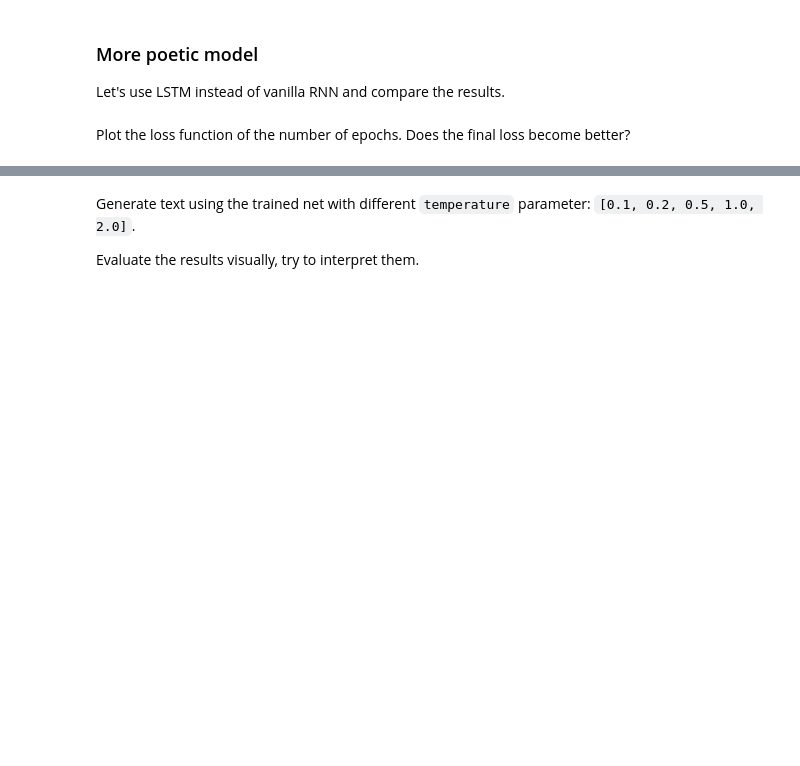
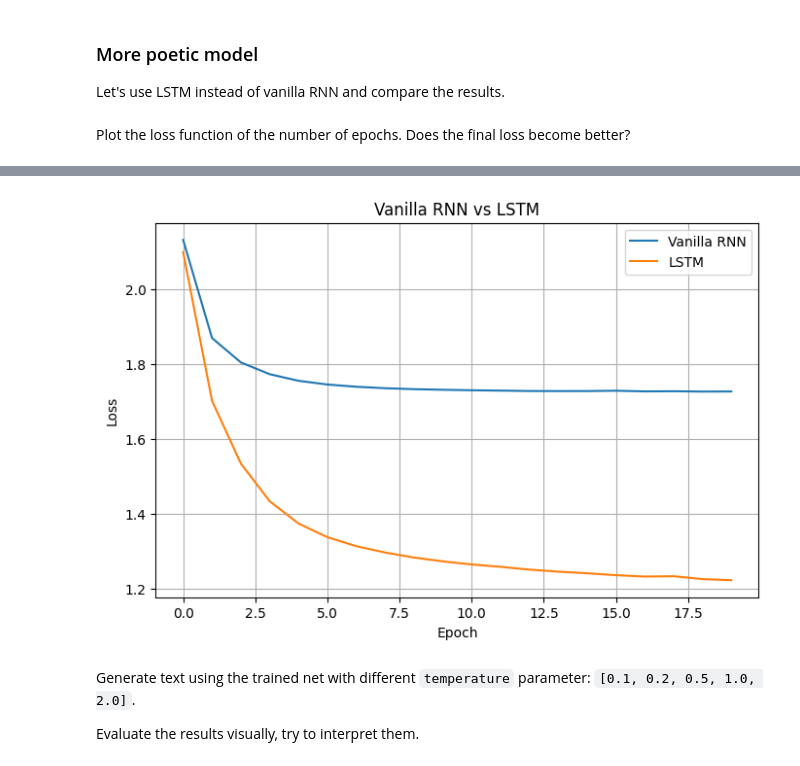
Before and after one commit to frest1ler/ml_homework, a Jupyter notebook: lab02_deep_learning/Lab2_DL_part3_poetry.ipynb, the cells around one changed output, grey strips where cells are left out. Saved outputs shown, nothing was run; the diff lists cells and outputs as text; code cells hidden in the pictures; blank space fills up the shorter version.

```diff
--- a/lab02_deep_learning/Lab2_DL_part3_poetry.ipynb
+++ b/lab02_deep_learning/Lab2_DL_part3_poetry.ipynb
@@ -184,3 +426,15 @@ Plot the loss function of the number of epochs. Does the final loss become bette
+# %%
+plt.figure(figsize=(8,5))
+plt.plot(loss_history, label="Vanilla RNN")
+plt.plot(loss_history_lstm, label="LSTM")
+plt.xlabel("Epoch")
+plt.ylabel("Loss")
+plt.title("Vanilla RNN vs LSTM")
+plt.grid(True)
+plt.legend()
+plt.show()
+# %% [output]
+[figure, added]
 # %% [markdown]
 Generate text using the trained net with different `temperature` parameter: `[0.1, 0.2, 0.5, 1.0, 2.0]`.
 
```
Also changed, not shown: parts of 24 cells of this notebook, 1 other file.
